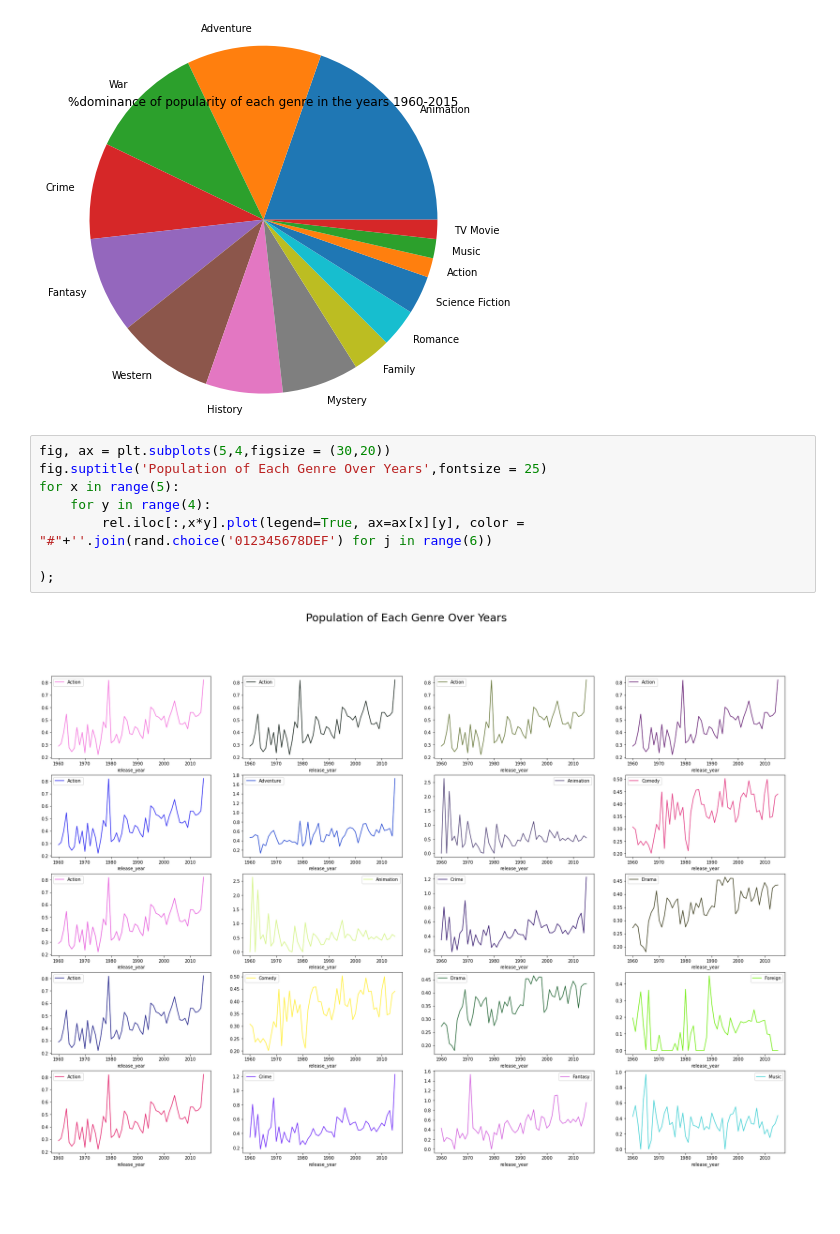
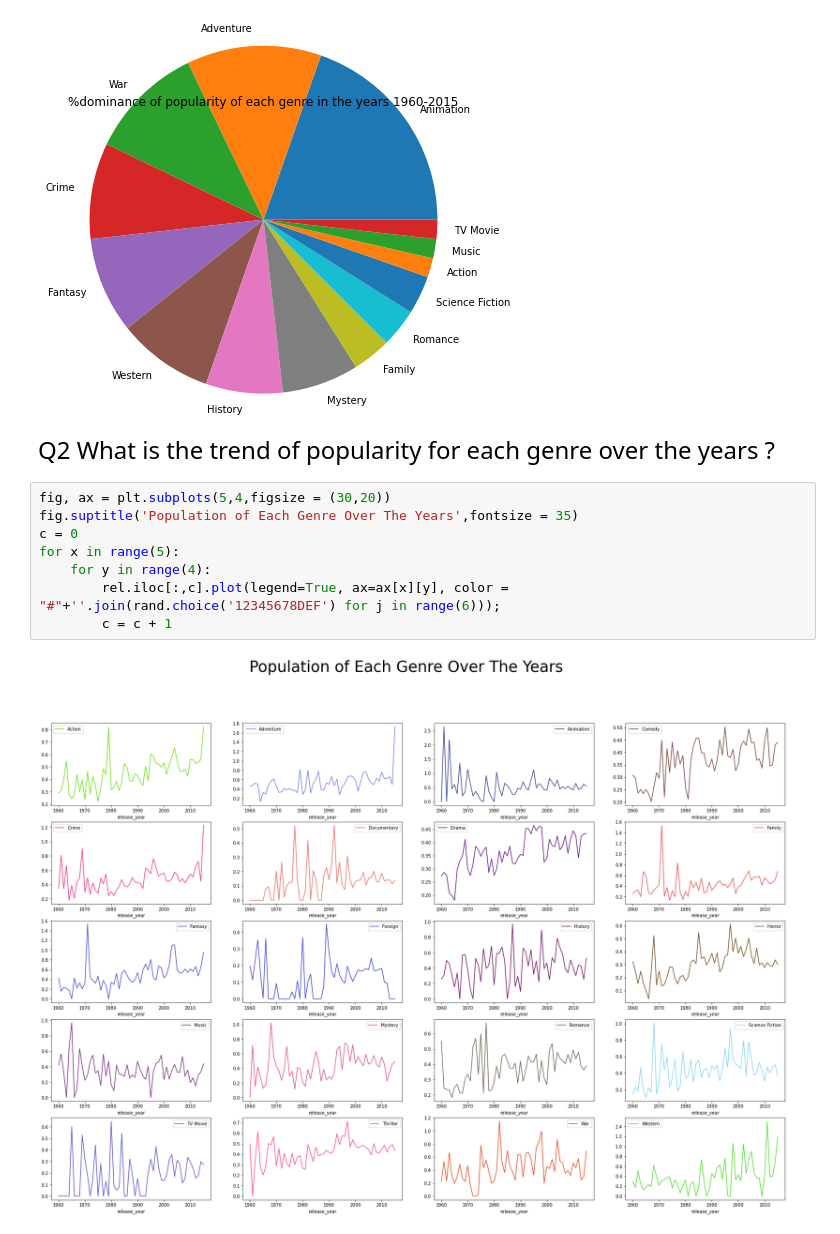
Before and after one commit to Noor-Nizar/FWD_DataAnalytics, a Jupyter notebook: proj.ipynb, the cells around one changed output. Saved outputs shown, nothing was run; the diff lists cells and outputs as text; blank space fills up the shorter version.

```diff
--- a/proj.ipynb
+++ b/proj.ipynb
@@ -82,13 +78,15 @@ plt.title('%dominance of popularity of each genre in the years 1960-2015')
 # %% [output]
 Text(0.5, 1.0, '%dominance of popularity of each genre in the years 1960-2015')
 [figure]
+# %% [markdown]
+<font size="5">Q2 What is the trend of popularity for each genre over the years ?</font>
 # %%
 fig, ax = plt.subplots(5,4,figsize = (30,20))
-fig.suptitle('Population of Each Genre Over Years',fontsize = 25)
+fig.suptitle('Population of Each Genre Over The Years',fontsize = 35)
+c = 0
 for x in range(5):
     for y in range(4):
-        rel.iloc[:,x*y].plot(legend=True, ax=ax[x][y], color = "#"+''.join(rand.choice('012345678DEF') for j in range(6))
-
-);
+        rel.iloc[:,c].plot(legend=True, ax=ax[x][y], color = "#"+''.join(rand.choice('12345678DEF') for j in range(6)));
+        c = c + 1
 # %% [output]
-[figure, old version]
+[figure, new version]
```
Also changed, not shown: parts of 13 cells of this notebook.
